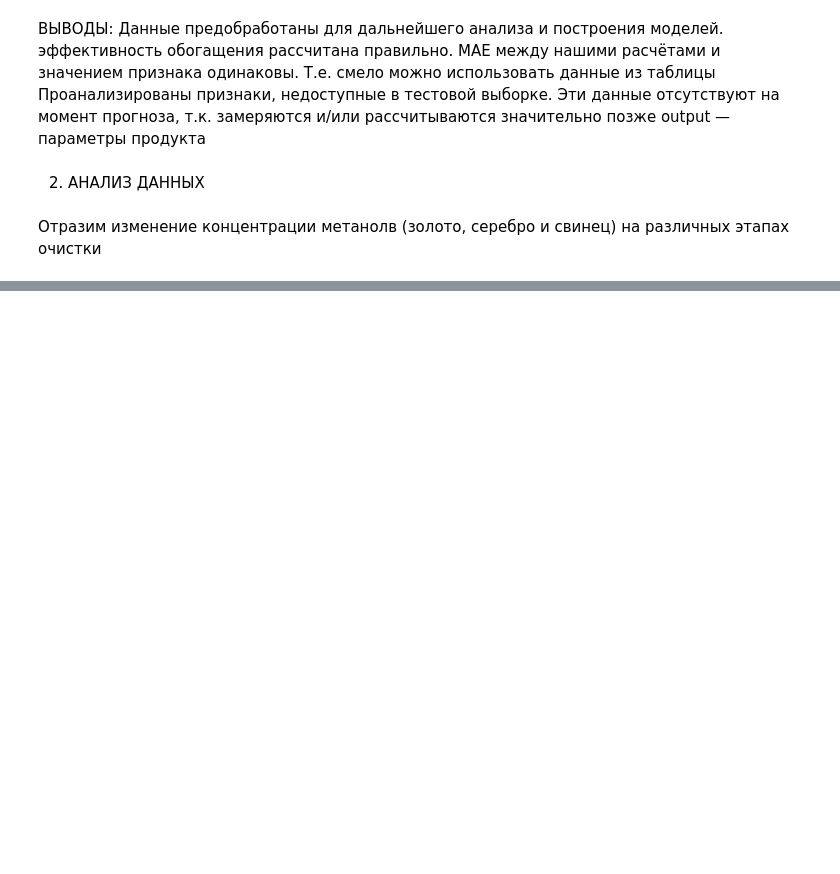
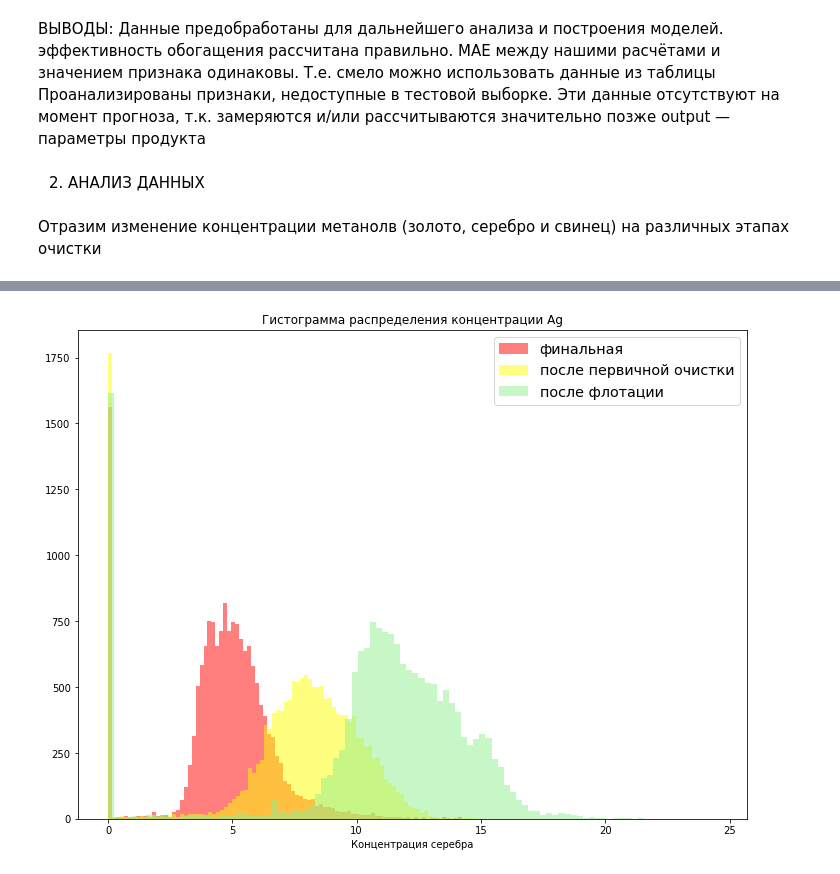
Before and after one commit to RuslanYusup/ProjectWork, a Jupyter notebook: notebook/pet_1/Ml_metal_gold.ipynb, the cells around one changed output, grey strips where cells are left out. Saved outputs shown, nothing was run; the diff lists cells and outputs as text; code cells hidden in the pictures; blank space fills up the shorter version.

```diff
--- a/notebook/pet_1/Ml_metal_gold.ipynb
+++ b/notebook/pet_1/Ml_metal_gold.ipynb
@@ -324,0 +324,19 @@ TypeError: 'module' object is not callable
+# %%
+#Концентрация золота увеличивается с каждым этапом.
+
+plt.figure(figsize=[12,9])
+
+plt.hist(gold_train['final.output.concentrate_ag'], bins=100, label = 'финальная', alpha=0.5, color='red')
+plt.hist(gold_train['primary_cleaner.output.concentrate_ag'], bins=100, label = 'после первичной очистки',
+                                                                                alpha=0.5, color='yellow')
+plt.hist(gold_train['rougher.output.concentrate_ag'], bins=100, label = 'после флотации', alpha=0.5,
+                                                                                       color='lightgreen')
+
+plt.xlabel('Концентрация серебра')
+
+plt.legend(loc='upper right', fontsize='x-large')
+
+plt.title('Гистограмма распределения концентрации Ag')
+plt.show()
+# %% [output]
+[figure, added]
```
Also changed, not shown: parts of 42 cells of this notebook.
